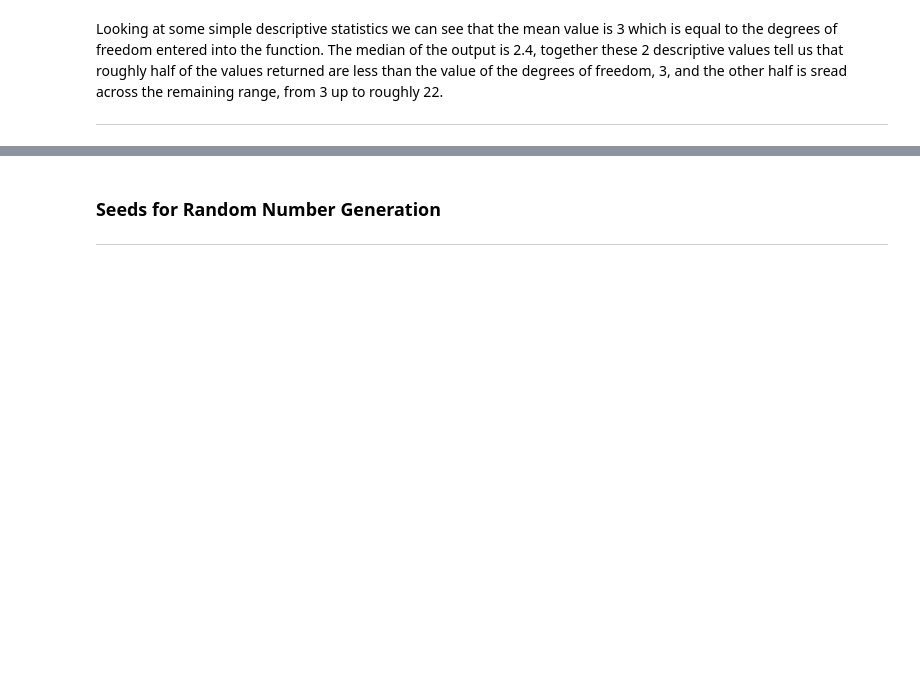
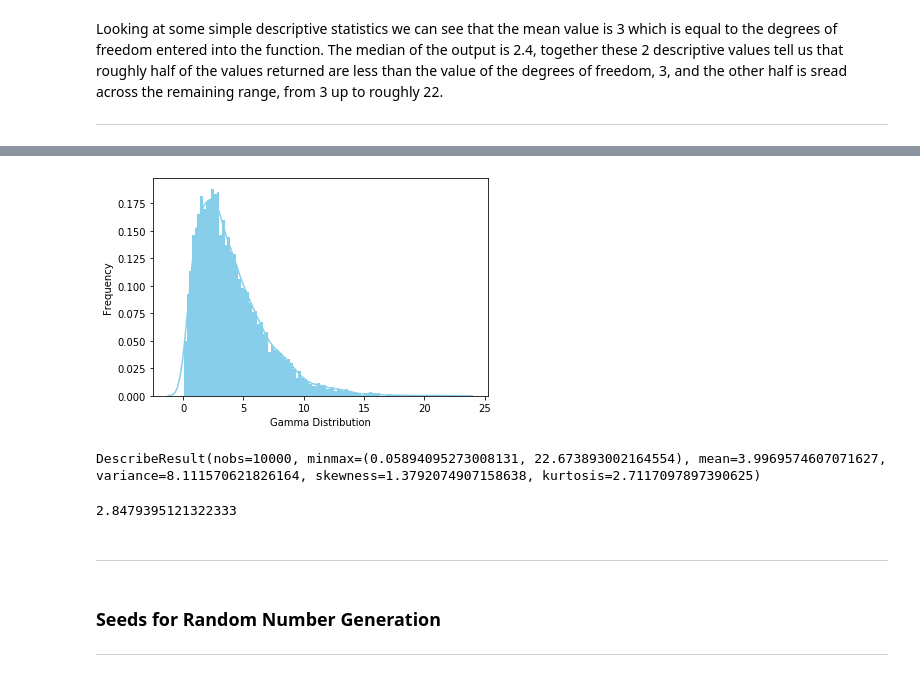
Before and after one commit to hayleydoherty/Programming-for-DA-Assignment, a Jupyter notebook: Assignment.ipynb, the cells around one changed output, grey strips where cells are left out. Saved outputs shown, nothing was run; the diff lists cells and outputs as text; code cells hidden in the pictures; blank space fills up the shorter version.

```diff
--- a/Assignment.ipynb
+++ b/Assignment.ipynb
@@ -560,3 +583,19 @@ While the exponential distribution predicts the amount of time for the next even
+# %%
+ax = sns.distplot(x, kde=True, bins=100, color='skyblue', hist_kws={"linewidth": 15,'alpha':1})
+ax.set(xlabel='Gamma Distribution', ylabel='Frequency')
+plt.show()
+# %% [output]
+[figure, added]
+# %%
+stats.describe(x)
+# %% [output]
+DescribeResult(nobs=10000, minmax=(0.05894095273008131, 22.673893002164554), mean=3.9969574607071627, variance=8.111570621826164, skewness=1.3792074907158638, kurtosis=2.7117097897390625)
+# %%
+np.std(x)
+# %% [output]
+2.8479395121322333
+# %% [markdown]
+---
 # %% [markdown]
 ### Seeds for Random Number Generation
 
```
Also changed, not shown: parts of 24 cells of this notebook.
